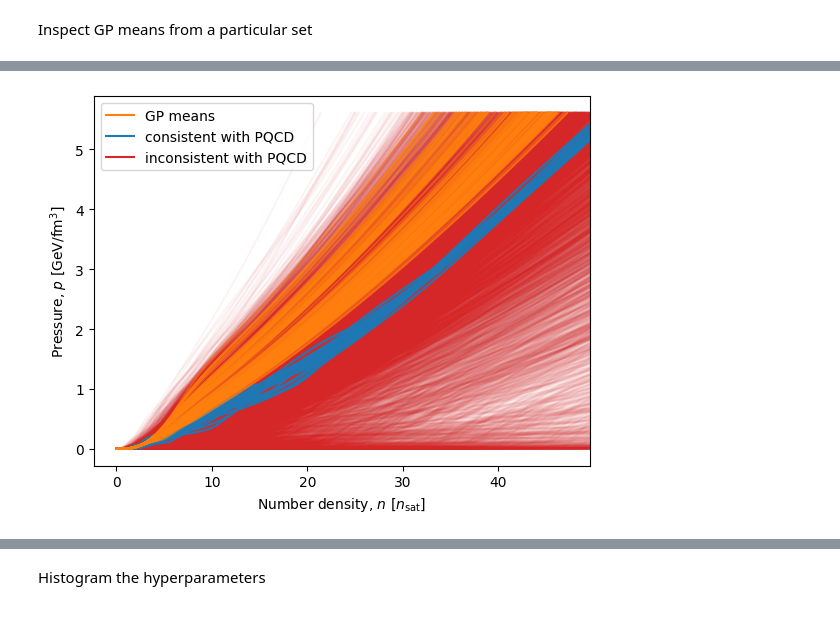
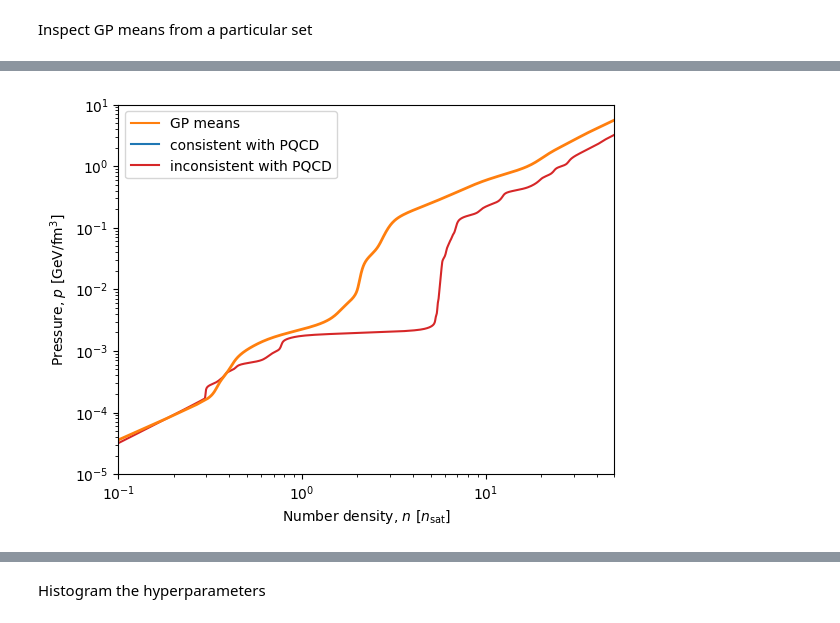
Before and after one commit to eliotfinch/pqcd, a Jupyter notebook: notebooks/inspect_gp_hdf5s.ipynb, the cells around one changed output, grey strips where cells are left out. Cells and saved outputs as stored; diff of their text form; code cells hidden in the pictures.

```diff
--- a/notebooks/inspect_gp_hdf5s.ipynb
+++ b/notebooks/inspect_gp_hdf5s.ipynb
@@ -443,10 +443,10 @@ _ = ax.set_ylabel(r'$\phi$')
 # %% [markdown]
 Inspect GP means from a particular set
 # %%
-set = 6
+set = 9
 gp_mean_dict = {}
 
-for variety in ['had', 'hyp', 'qrk']:
+for variety in ['qrk']:
 
     hdf5_path = f'../data/eos-draws-modified/{set:02}/{variety}agn/gpr_gpr_{variety}agn.hdf5'
 
@@ -466,20 +466,23 @@ for variety in ['had', 'hyp', 'qrk']:
 fig, ax = plt.subplots()
 ax.set_xscale('log')
 
-for variety in ['had', 'hyp', 'qrk']:
+for variety in ['qrk']:
     for key in gp_mean_dict[variety].keys():
         log_pressure, phi = gp_mean_dict[variety][key]
-        ax.plot(to_GeV_per_cubic_femtometre(np.exp(log_pressure)), phi, c='C1', zorder=2, alpha=0.5)
+        ax.plot(to_GeV_per_cubic_femtometre(np.exp(log_pressure)), phi, c='C1', zorder=2, alpha=1, lw=2)
 
 xlim = ax.get_xlim()
 ylim = ax.get_ylim()
 
-N_samp = 2000
+N_samp = 1000
 
 pqcd_region_dict = pqcd.get_pqcd_region()
 
-for variety in ['had', 'hyp', 'qrk']:
+for variety in ['qrk']:
     for n in range(N_samp):
+
+        # if n != 3:
+        #     continue
 
         eos = pd.read_csv(f'../data/eos-draws-modified/{set:02}/{variety}agn/DRAWmod1000-{int(n/1000):06}/eos-draw-{n:06}.csv')
 
@@ -490,7 +493,7 @@ for variety in ['had', 'hyp', 'qrk']:
 
         else:
             c='C3'
-            alpha=0.05
+            alpha=1
             zorder=0.5
 
         gp = pd.read_csv(f'../data/eos-draws-modified/{set:02}/{variety}agn/DRAWmod1000-{int(n/1000):06}/draw-gpr_{variety}agn-{n:06}.csv', comment='#')
@@ -524,7 +590,9 @@ _ = ax.set_ylabel(r'$\phi$')
 # %%
 fig, ax = plt.subplots()
+ax.set_xscale('log')
+ax.set_yscale('log')
 
-for variety in ['had', 'hyp', 'qrk']:
+for variety in ['qrk']:
     for key in gp_mean_dict[variety].keys():
 
         log_pressure, phi = gp_mean_dict[variety][key]
@@ -545,17 +613,20 @@ for variety in ['had', 'hyp', 'qrk']:
         energy_density_mean = to_GeV_per_cubic_femtometre(eos[:, cols.index('energy_densityc2')])
         number_density_mean = to_nucleons_per_cubic_femtometre(eos[:, cols.index('baryon_density')])
 
-        ax.plot(number_density_mean/nsat, pressure_mean, c='C1', zorder=2, alpha=0.5)
+        ax.plot(number_density_mean/nsat, pressure_mean, c='C1', zorder=2, alpha=1, lw=2)
 
 xlim = ax.get_xlim()
 ylim = ax.get_ylim()
 
-N_samp = 2000
+N_samp = 10
 
 pqcd_region_dict = pqcd.get_pqcd_region()
 
-for variety in ['had', 'hyp', 'qrk']:
+for variety in ['qrk']:
     for n in range(N_samp):
+
+        if n != 3:
+            continue
 
         eos = pd.read_csv(f'../data/eos-draws-modified/{set:02}/{variety}agn/DRAWmod1000-{int(n/1000):06}/eos-draw-{n:06}.csv')
 
@@ -564,32 +635,35 @@ for variety in ['had', 'hyp', 'qrk']:
             alpha=1
             zorder=1
 
         else:
             c='C3'
-            alpha=0.05
+            alpha=1
             zorder=0.5
 
         ax.plot(
             to_nucleons_per_cubic_femtometre(eos.baryon_density)/nsat,
             to_GeV_per_cubic_femtometre(eos.pressurec2),
             color=c,
             alpha=alpha,
             zorder=zorder
         )
 
 ax.set_xlim(xlim)
 ax.set_ylim(ylim)
 
+ax.set_xlim(0.1,50)
+ax.set_ylim(1e-5,10)
+
 labels = ['GP means', 'consistent with PQCD', 'inconsistent with PQCD']
 handles = [
     plt.Line2D([0], [0], color='C1'),
     plt.Line2D([0], [0], color='C0'),
     plt.Line2D([0], [0], color='C3')
     ]
 
 ax.legend(handles, labels, loc='upper left')
 
 ax.set_xlabel(r'Number density, $n$ [$n_{\rm sat}$]')
 _ = ax.set_ylabel(r'Pressure, $p$ [GeV/fm$^3$]')
 # %% [output]
-[figure, old version]
+[figure, new version]
```
Also changed, not shown: parts of 3 cells of this notebook, 2 other files.
